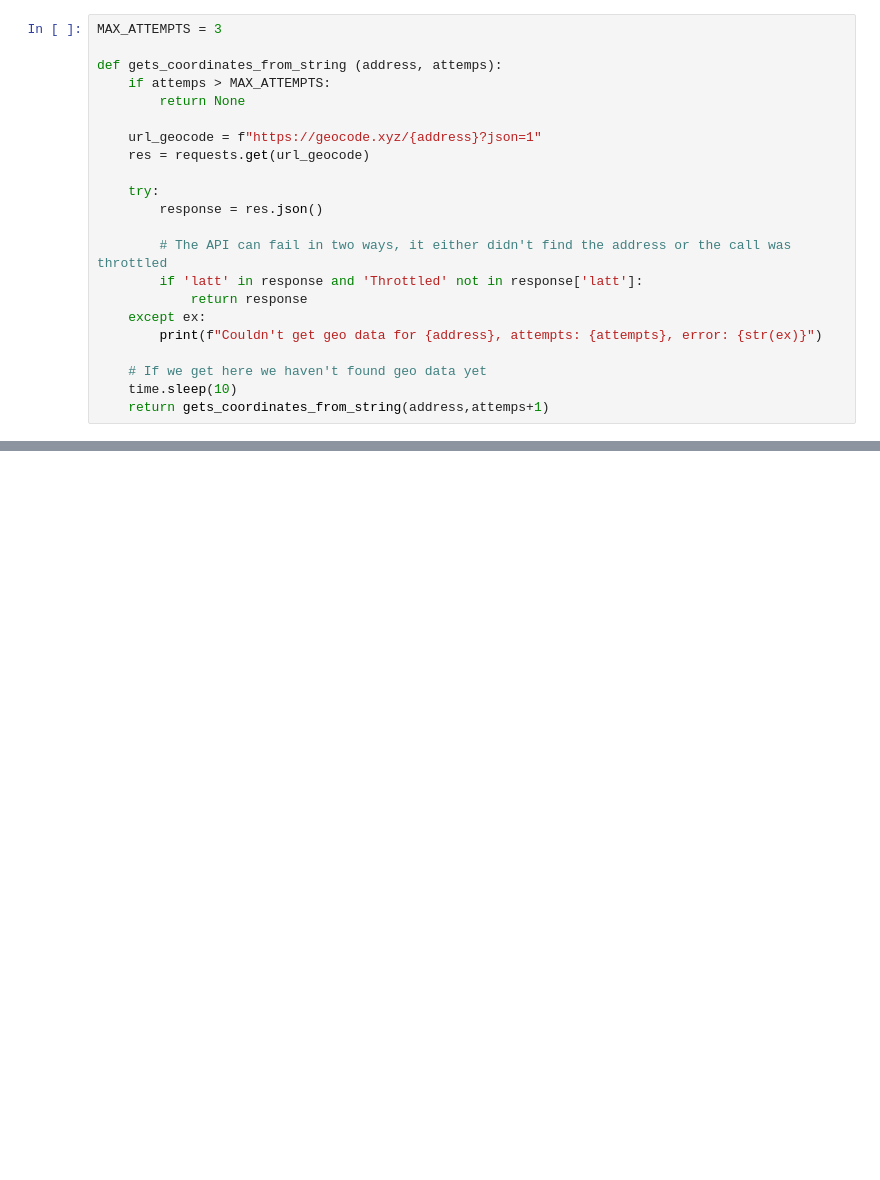
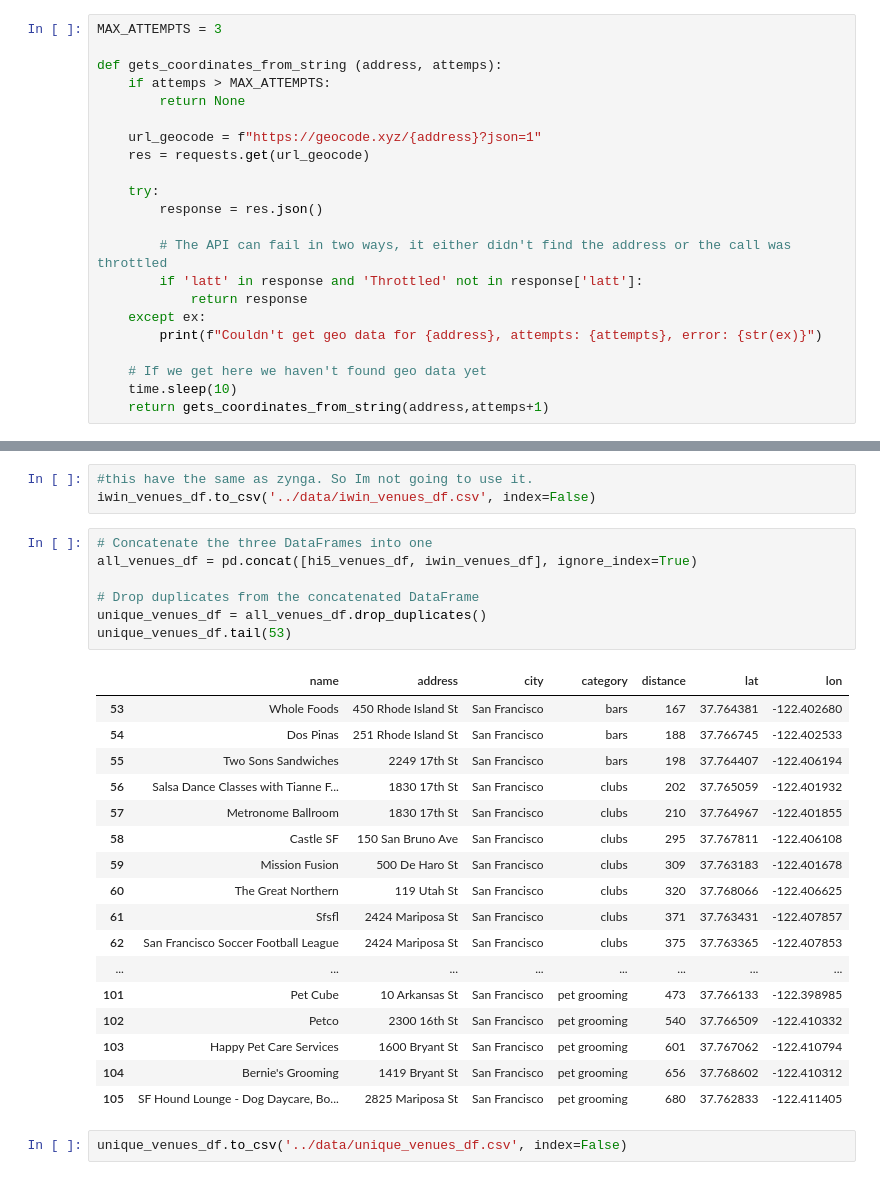
Before and after one commit to MairaMG/project-III-geospatial-data, a Jupyter notebook: notebook/1_Extracting.ipynb, the cells around one changed output, grey strips where cells are left out. Cells and saved outputs as stored; diff of their text form; blank space fills up the shorter version.

Commit message:
have to recover previus version for extracting notebook

```diff
--- a/notebook/1_Extracting.ipynb
+++ b/notebook/1_Extracting.ipynb
@@ -522,0 +518,30 @@ iwin_venues_df.to_csv('../data/iwin_venues_df.csv', index=False)
+# %%
+#this have the same as zynga. So Im not going to use it.
+iwin_venues_df.to_csv('../data/iwin_venues_df.csv', index=False)
+# %%
+# Concatenate the three DataFrames into one
+all_venues_df = pd.concat([hi5_venues_df, iwin_venues_df], ignore_index=True)
+
+# Drop duplicates from the concatenated DataFrame
+unique_venues_df = all_venues_df.drop_duplicates()
+unique_venues_df.tail(53)
+# %% [output]
+|  | name | address | city | category | distance | lat | lon |
+| 53 | Whole Foods | 450 Rhode Island St | San Francisco | bars | 167 | 37.764381 | -122.402680 |
+| 54 | Dos Pinas | 251 Rhode Island St | San Francisco | bars | 188 | 37.766745 | -122.402533 |
+| 55 | Two Sons Sandwiches | 2249 17th St | San Francisco | bars | 198 | 37.764407 | -122.406194 |
+| 56 | Salsa Dance Classes with Tianne F... | 1830 17th St | San Francisco | clubs | 202 | 37.765059 | -122.401932 |
+| 57 | Metronome Ballroom | 1830 17th St | San Francisco | clubs | 210 | 37.764967 | -122.401855 |
+| 58 | Castle SF | 150 San Bruno Ave | San Francisco | clubs | 295 | 37.767811 | -122.406108 |
+| 59 | Mission Fusion | 500 De Haro St | San Francisco | clubs | 309 | 37.763183 | -122.401678 |
+| 60 | The Great Northern | 119 Utah St | San Francisco | clubs | 320 | 37.768066 | -122.406625 |
+| 61 | Sfsfl | 2424 Mariposa St | San Francisco | clubs | 371 | 37.763431 | -122.407857 |
+| 62 | San Francisco Soccer Football League | 2424 Mariposa St | San Francisco | clubs | 375 | 37.763365 | -122.407853 |
+| ... | ... | ... | ... | ... | ... | ... | ... |
+| 101 | Pet Cube | 10 Arkansas St | San Francisco | pet grooming | 473 | 37.766133 | -122.398985 |
+| 102 | Petco | 2300 16th St | San Francisco | pet grooming | 540 | 37.766509 | -122.410332 |
+| 103 | Happy Pet Care Services | 1600 Bryant St | San Francisco | pet grooming | 601 | 37.767062 | -122.410794 |
+| 104 | Bernie's Grooming | 1419 Bryant St | San Francisco | pet grooming | 656 | 37.768602 | -122.410312 |
+| 105 | SF Hound Lounge - Dog Daycare, Bo... | 2825 Mariposa St | San Francisco | pet grooming | 680 | 37.762833 | -122.411405 |
+# %%
+unique_venues_df.to_csv('../data/unique_venues_df.csv', index=False)
```
Also changed, not shown: parts of 43 cells of this notebook, 2 other files.
